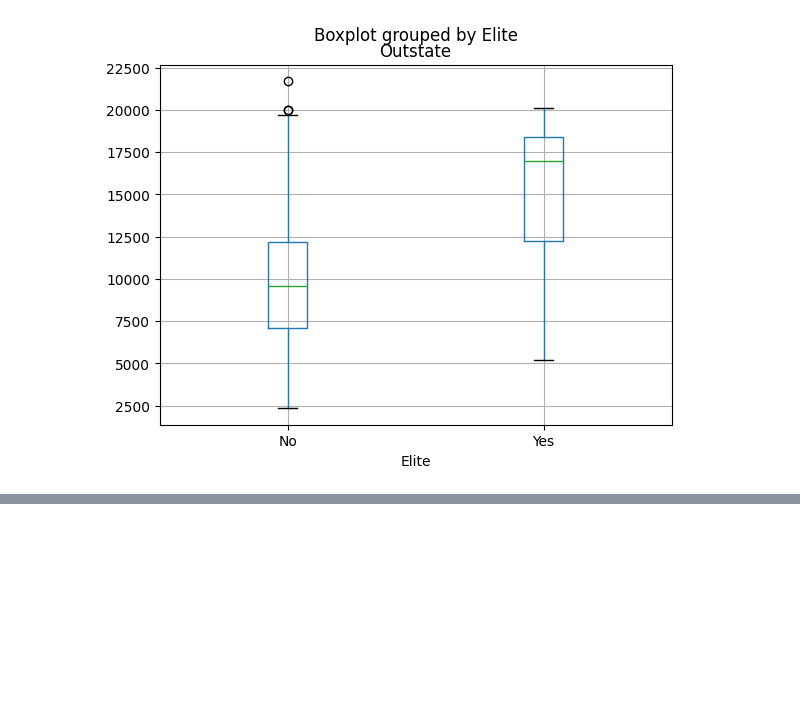
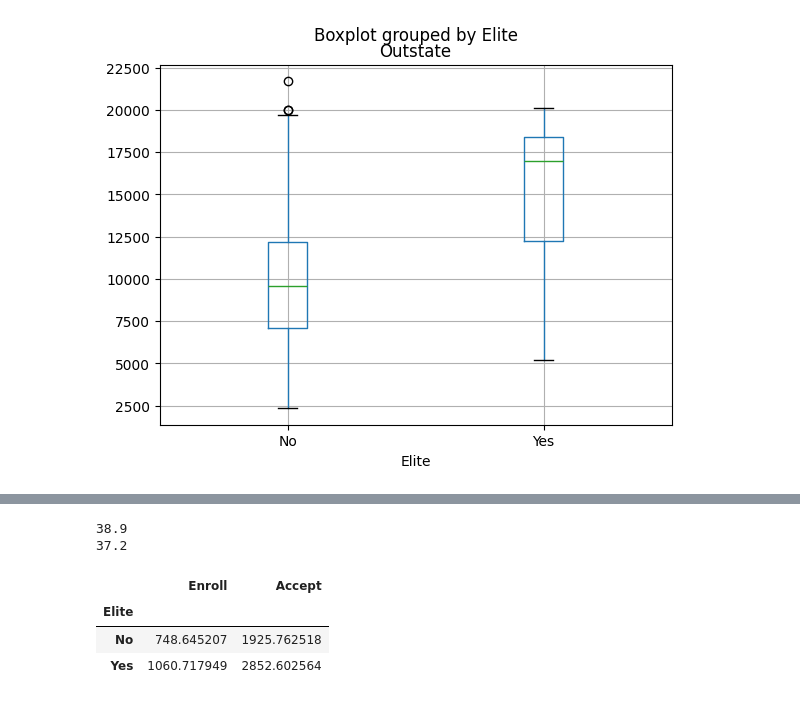
Before and after one commit to Umite93/Databehandling, a Jupyter notebook: Labs/Labs_Databehandling.ipynb, the cells around one changed output, grey strips where cells are left out. Cells and saved outputs as stored; diff of their text form; code cells hidden in the pictures; blank space fills up the shorter version.

```diff
--- a/Labs/Labs_Databehandling.ipynb
+++ b/Labs/Labs_Databehandling.ipynb
@@ -108,0 +113,16 @@ college["Top10perc"].plot.hist(ax=axes[0,0], xlabel="Top 10 percent students", b
+# %%
+# h)
+
+elite_diff= college.groupby("Elite", observed=True) [["Enroll", "Accept"]].mean()
+
+print(round(748/1925*100,1))
+print(round(1060/2852*100,1))
+
+elite_diff
+# %% [output]
+38.9
+37.2
+|  | Enroll | Accept |
+| Elite |  |  |
+| No | 748.645207 | 1925.762518 |
+| Yes | 1060.717949 | 2852.602564 |
```
Also changed, not shown: parts of 2 cells of this notebook.
